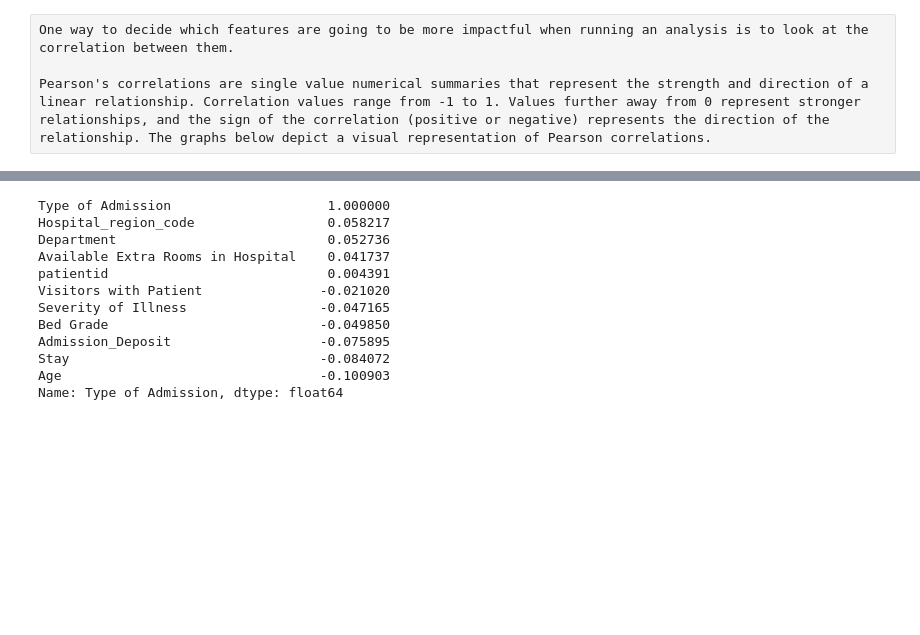
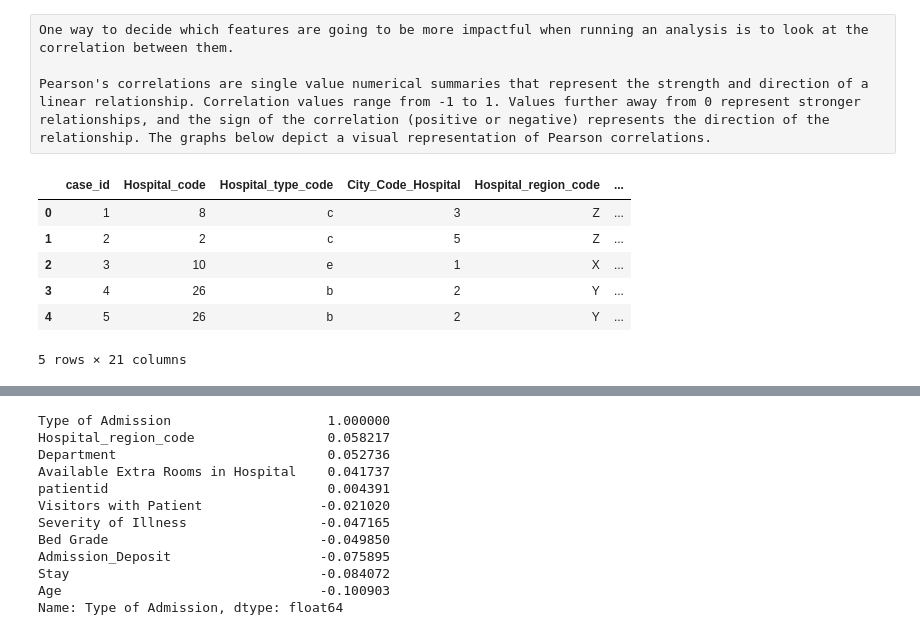
Before and after one commit to Baraa42/Elalami-Skakova-INM701-Coursework, a Jupyter notebook: healthcare.ipynb, the cells around one changed output, grey strips where cells are left out. Drawn from its saved outputs; the diff is of its cells as text; code cells hidden in the pictures; blank space fills up the shorter version.

```diff
--- a/healthcare.ipynb
+++ b/healthcare.ipynb
@@ -183,3 +189,13 @@ Represent 1.45% for the data set, i think either drop it or check later if City_
+# %%
+n = health_care.shape[0]
+visits = []
+patientid = np.array(health_care['patientid'])
+for i in range(n) :
+    count = (patientid[:i+1] == patientid[i]).sum()
+    visits.append(count)
+
+health_care['Visit Number'] = visits
+health_care['New Patient'] = (health_care['Visit Number']==1).astype('int32')
 # %% [markdown]
 To make sure we consider all the correct features to make an accurate prediction, it may be useful to create some plots to have a better understanding of our data.
 
@@ -592,3 +618,18 @@ Pearson's correlations are single value numerical summaries that represent the s
 # %%
 #creating a copy of df to have an original for further manipulation
 cor_df = df.copy()
+# %%
+#creating a copy of df to have an original for further manipulation
+corr = health_care.copy()
+# %%
+#We want to map the name of each Severity of Illness to the corresponding number in ascending order.
+corr['Severity of Illness'] = corr['Severity of Illness'].map({'Minor':1, 'Moderate': 2, 'Extreme':3})
+corr['Type of Admission'] = corr['Type of Admission'].map({'Trauma':1, 'Emergency': 2, 'Urgent':3})
+# %% [output]
+|  | case_id | Hospital_code | Hospital_type_code | City_Code_Hospital | Hospital_region_code | ... |
+| 0 | 1 | 8 | c | 3 | Z | ... |
+| 1 | 2 | 2 | c | 5 | Z | ... |
+| 2 | 3 | 10 | e | 1 | X | ... |
+| 3 | 4 | 26 | b | 2 | Y | ... |
+| 4 | 5 | 26 | b | 2 | Y | ... |
+5 rows × 21 columns
```
Also changed, not shown: parts of 68 cells of this notebook, 1 other file.
